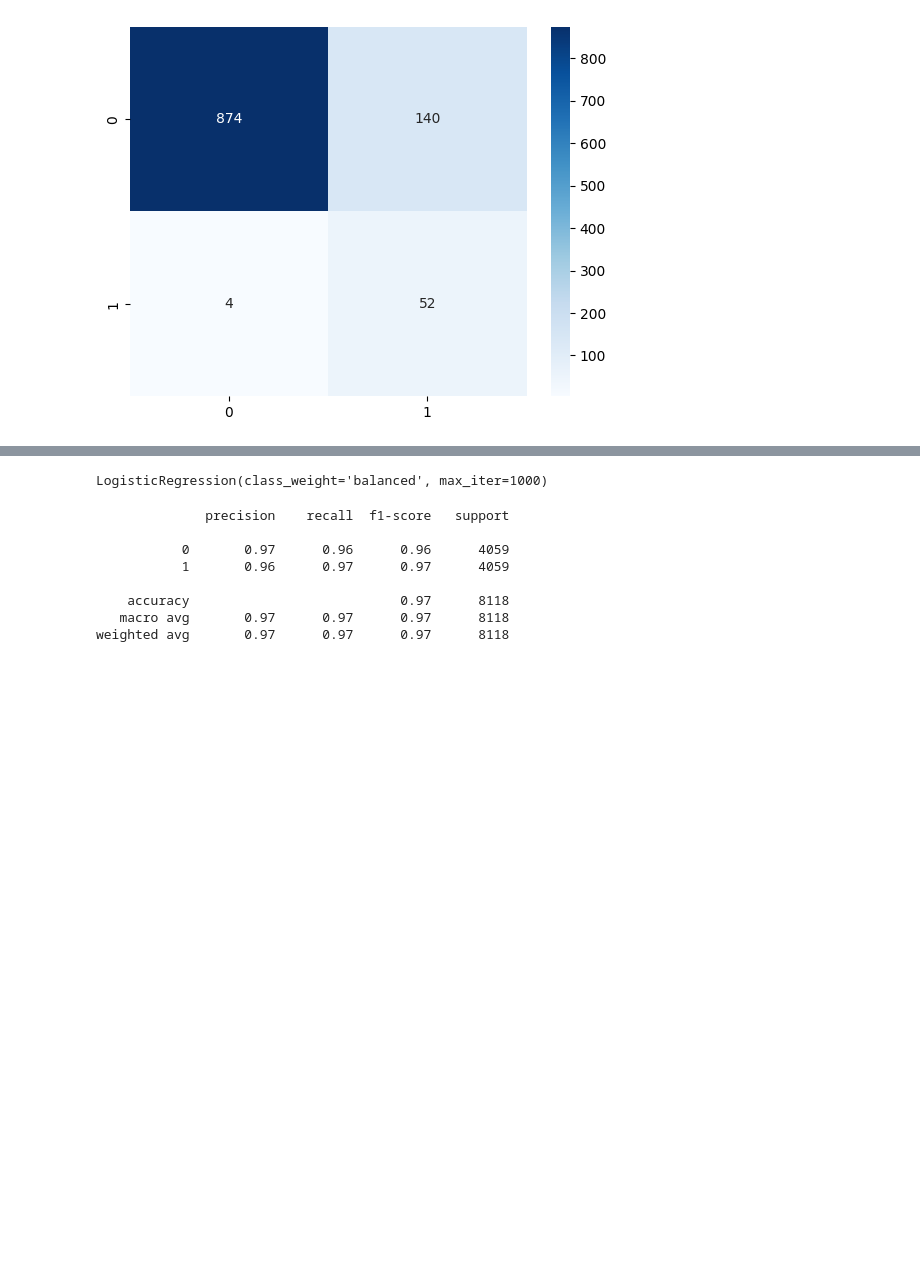
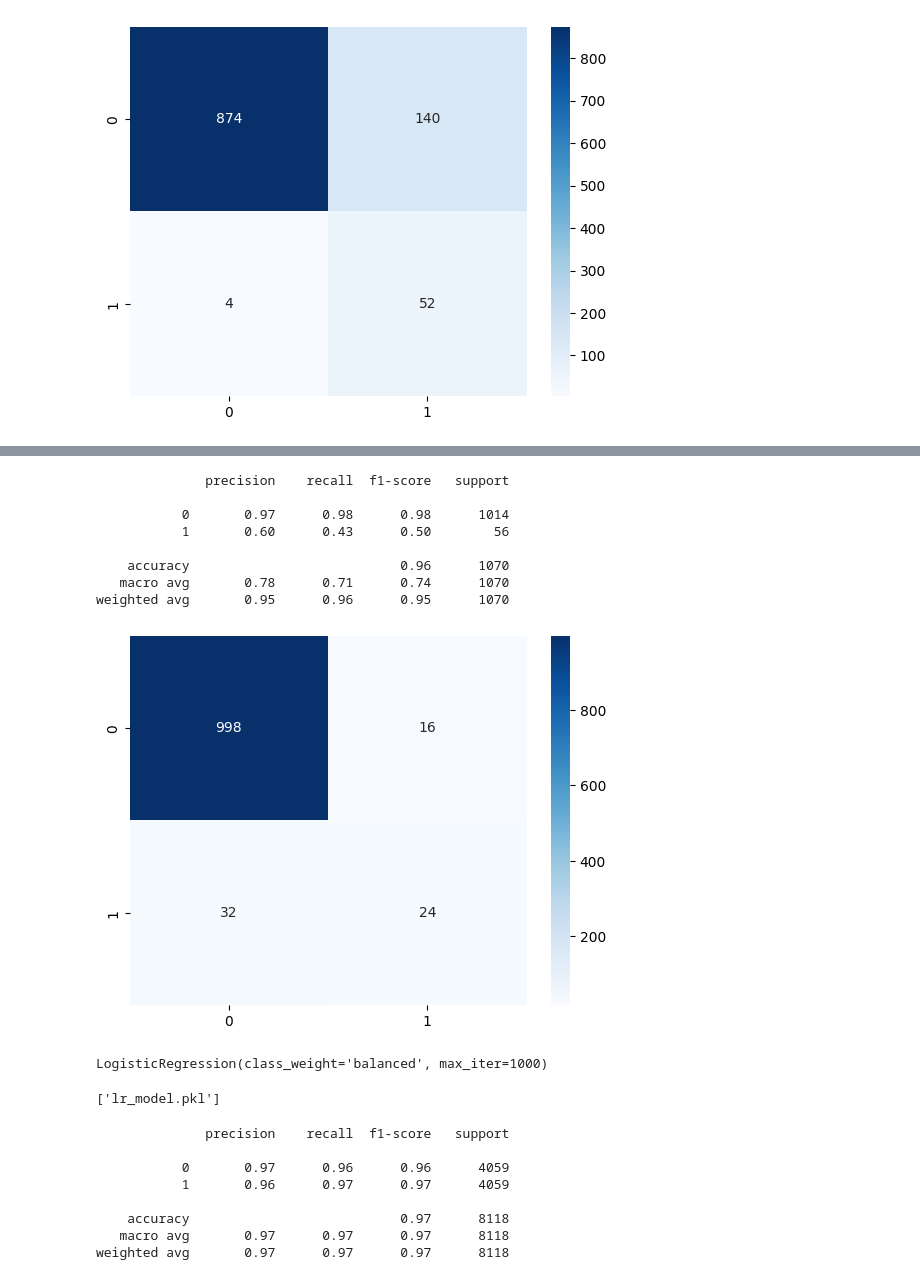
Before and after one commit to aroraomansh/F1-Prediction, a Jupyter notebook: main.ipynb, the cells around one changed output, grey strips where cells are left out. Cells and saved outputs as stored; diff of their text form; code cells hidden in the pictures; blank space fills up the shorter version.

```diff
--- a/main.ipynb
+++ b/main.ipynb
@@ -99,3 +99,8 @@ cm=confusion_matrix(Y_test, y_pred)
 sns.heatmap(cm, annot=True, cmap='Blues',fmt='d');
 # %% [output]
 [figure]
+# %%
+#xg
+from xgboost import XGBClassifier
+xgb = XGBClassifier()
+xgb.fit(X_train, Y_train)
@@ -102,3 +132,21 @@ sns.heatmap(cm, annot=True, cmap='Blues',fmt='d');
+# %%
+y_pred=xgb.predict(X_test)
+
+print(classification_report(Y_test, y_pred))
+
+cm=confusion_matrix(Y_test, y_pred)
+
+sns.heatmap(cm, annot=True, cmap='Blues',fmt='d');
+# %% [output]
+              precision    recall  f1-score   support
+
+           0       0.97      0.98      0.98      1014
+           1       0.60      0.43      0.50        56
+
+    accuracy                           0.96      1070
+   macro avg       0.78      0.71      0.74      1070
+weighted avg       0.95      0.96      0.95      1070
+[figure, added]
 # %%
 # smote
 from imblearn.over_sampling import SMOTE
@@ -109,6 +157,12 @@ lr=LogisticRegression(class_weight='balanced',max_iter=1000)
 lr.fit(X_train_smote, Y_train_smote)
 # %% [output]
 LogisticRegression(class_weight='balanced', max_iter=1000)
+# %%
+#save model
+import joblib
+joblib.dump(lr, 'lr_model.pkl')
+# %% [output]
+['lr_model.pkl']
 # %%
 y_pred_train=lr.predict(X_train_smote)
 
```
Also changed, not shown: parts of 12 cells of this notebook, 1 other file.
